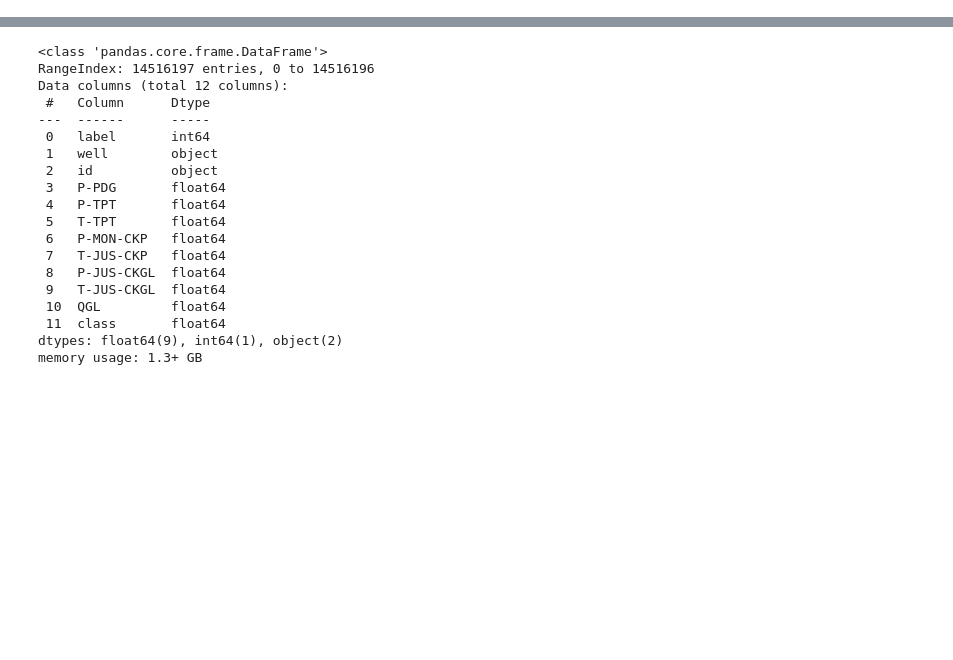
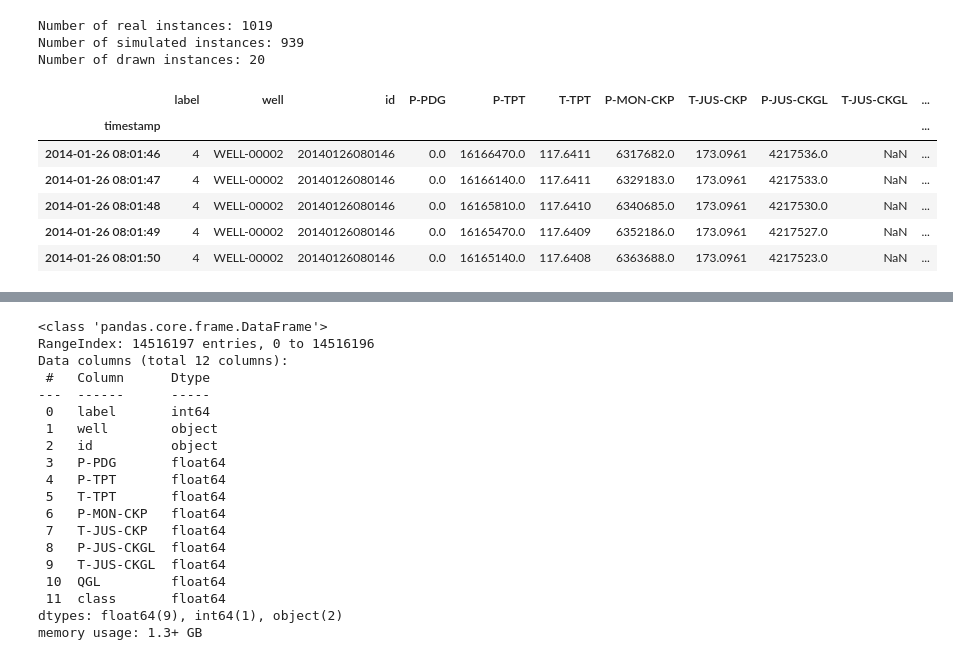
Before and after one commit to kaikecc/Reinforcement-Learning, a Jupyter notebook: src/notebook/main.ipynb, the cells around one changed output, grey strips where cells are left out. Drawn from its saved outputs; the diff is of its cells as text; code cells hidden in the pictures; blank space fills up the shorter version.

```diff
--- a/src/notebook/main.ipynb
+++ b/src/notebook/main.ipynb
@@ -36,0 +41,55 @@ tk.load_instance(real_instances[0])
+# %%
+def class_and_file_generator(data_path, real=False, simulated=False, drawn=False):
+    for class_path in data_path.iterdir():
+        if class_path.is_dir():
+            try:
+                class_code = int(class_path.stem)
+            except ValueError:
+                # Se não for possível converter para int, pule este diretório
+                continue
+
+            for instance_path in class_path.iterdir():
+                if (instance_path.suffix == '.csv'):
+                    if (simulated and instance_path.stem.startswith('SIMULATED')) or \
+                       (drawn and instance_path.stem.startswith('DRAWN')) or \
+                       (real and (not instance_path.stem.startswith('SIMULATED')) and \
+                       (not instance_path.stem.startswith('DRAWN'))):
+                        yield class_code, instance_path
+# %%
+real_instances = list(class_and_file_generator(data_path, real=True, simulated=False, drawn=False))
+simulated_instances = list(class_and_file_generator(data_path, real=False, simulated=True, drawn=False))
+drawn_instances = list(class_and_file_generator(data_path, real=False, simulated=False, drawn=True))
+# %%
+print(f'Number of real instances: {len(real_instances)}')
+print(f'Number of simulated instances: {len(simulated_instances)}')
+print(f'Number of drawn instances: {len(drawn_instances)}')
+# %% [output]
+Number of real instances: 1019
+Number of simulated instances: 939
+Number of drawn instances: 20
+# %%
+def load_instance(instances):
+    class_code, instance_path = instances
+    try:
+        well, instance_id = instance_path.stem.split('_')
+        df = pd.read_csv(instance_path, index_col='timestamp', parse_dates=['timestamp'])
+        assert (df.columns == columns).all(), "invalid columns in the file {}: {}".format(str(instance_path), str(df.columns.tolist()))
+        df['label'] = class_code
+        df['well'] = well
+        df['id'] = instance_id
+        df = df[['label', 'well', 'id'] + columns]
+        return df
+    except Exception as e:
+        raise Exception('error reading file {}: {}'.format(instance_path, e))
+
+
+df = load_instance(real_instances[0])
+df.head()
+# %% [output]
+|  | label | well | id | P-PDG | P-TPT | T-TPT | P-MON-CKP | T-JUS-CKP | P-JUS-CKGL | T-JUS-CKGL | ... |
+| timestamp |  |  |  |  |  |  |  |  |  |  | ... |
+| 2014-01-26 08:01:46 | 4 | WELL-00002 | 20140126080146 | 0.0 | 16166470.0 | 117.6411 | 6317682.0 | 173.0961 | 4217536.0 | NaN | ... |
+| 2014-01-26 08:01:47 | 4 | WELL-00002 | 20140126080146 | 0.0 | 16166140.0 | 117.6411 | 6329183.0 | 173.0961 | 4217533.0 | NaN | ... |
+| 2014-01-26 08:01:48 | 4 | WELL-00002 | 20140126080146 | 0.0 | 16165810.0 | 117.6410 | 6340685.0 | 173.0961 | 4217530.0 | NaN | ... |
+| 2014-01-26 08:01:49 | 4 | WELL-00002 | 20140126080146 | 0.0 | 16165470.0 | 117.6409 | 6352186.0 | 173.0961 | 4217527.0 | NaN | ... |
+| 2014-01-26 08:01:50 | 4 | WELL-00002 | 20140126080146 | 0.0 | 16165140.0 | 117.6408 | 6363688.0 | 173.0961 | 4217523.0 | NaN | ... |
```
Also changed, not shown: parts of 38 cells of this notebook.
